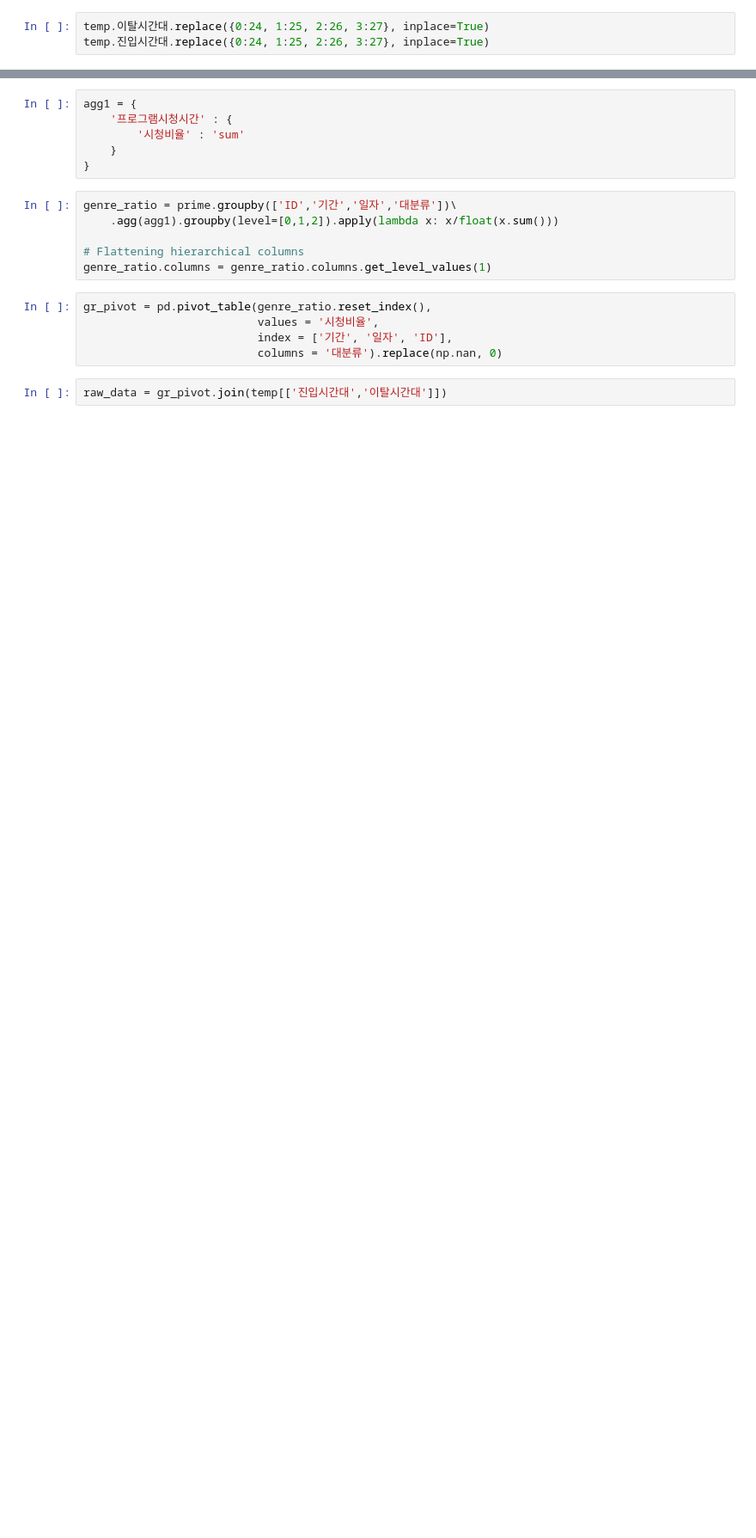
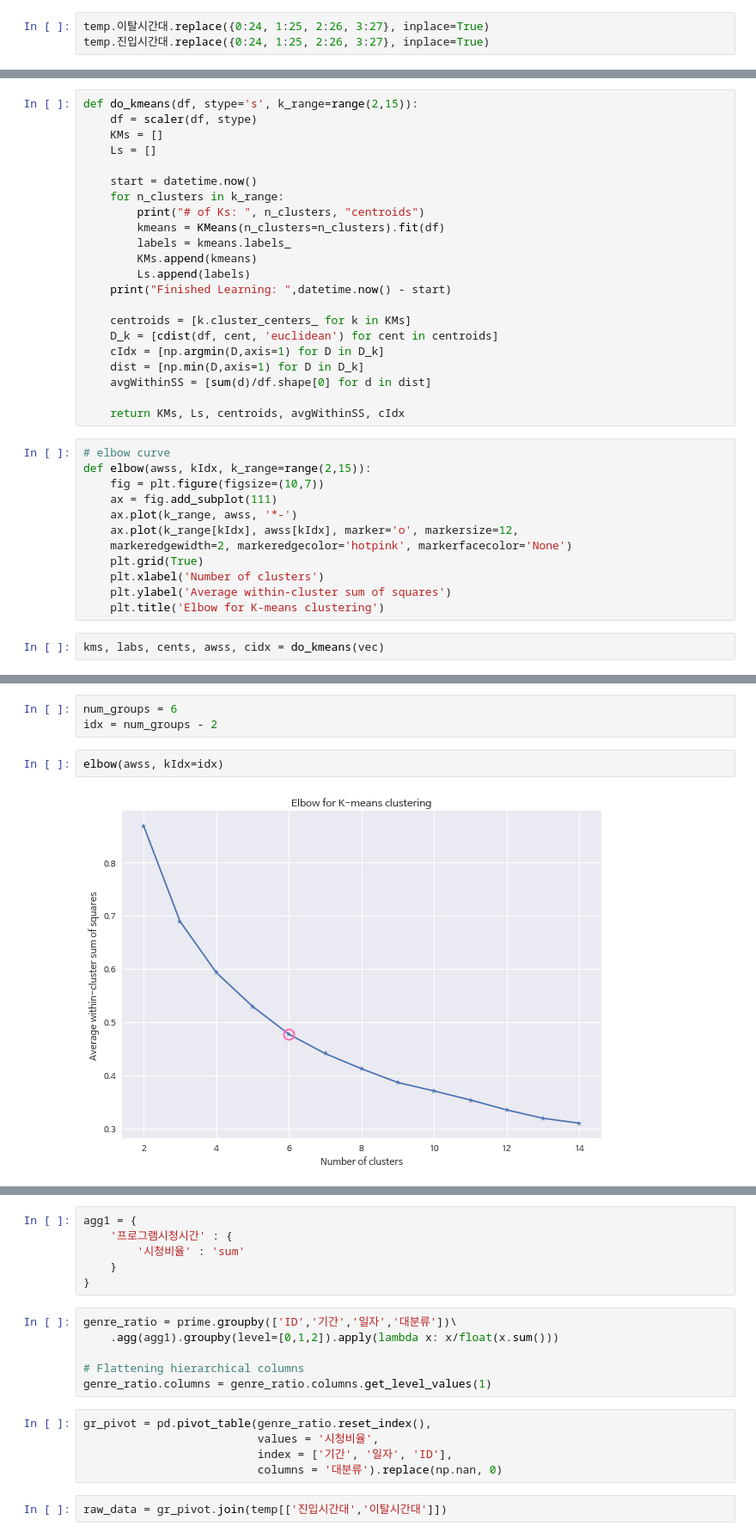
Before and after one commit to ryuqae/SBS, a Jupyter notebook: STEP4_Viewer Clustering.ipynb, the cells around one changed output, grey strips where cells are left out. Shown: that part at 86% size. Cells and saved outputs as stored; diff of their text form; blank space fills up the shorter version.

Commit message:
Perfected Clustering(WIP)

```diff
--- a/STEP4_Viewer Clustering.ipynb
+++ b/STEP4_Viewer Clustering.ipynb
@@ -60,0 +153,36 @@ temp['종단'] = list(zip(temp.진입시간대, temp.이탈시간대))
+# %%
+def do_kmeans(df, stype='s', k_range=range(2,15)):
+    df = scaler(df, stype)
+    KMs = []
+    Ls = []
+
+    start = datetime.now()
+    for n_clusters in k_range:
+        print("# of Ks: ", n_clusters, "centroids")
+        kmeans = KMeans(n_clusters=n_clusters).fit(df)
+        labels = kmeans.labels_
+        KMs.append(kmeans)
+        Ls.append(labels)
+    print("Finished Learning: ",datetime.now() - start)
+
+    centroids = [k.cluster_centers_ for k in KMs]
+    D_k = [cdist(df, cent, 'euclidean') for cent in centroids]
+    cIdx = [np.argmin(D,axis=1) for D in D_k]
+    dist = [np.min(D,axis=1) for D in D_k]
+    avgWithinSS = [sum(d)/df.shape[0] for d in dist]
+
+    return KMs, Ls, centroids, avgWithinSS, cIdx
+# %%
+# elbow curve
+def elbow(awss, kIdx, k_range=range(2,15)):
+    fig = plt.figure(figsize=(10,7))
+    ax = fig.add_subplot(111)
+    ax.plot(k_range, awss, '*-')
+    ax.plot(k_range[kIdx], awss[kIdx], marker='o', markersize=12,
+    markeredgewidth=2, markeredgecolor='hotpink', markerfacecolor='None')
+    plt.grid(True)
+    plt.xlabel('Number of clusters')
+    plt.ylabel('Average within-cluster sum of squares')
+    plt.title('Elbow for K-means clustering')
+# %%
+kms, labs, cents, awss, cidx = do_kmeans(vec)
@@ -60,0 +204,7 @@ temp['종단'] = list(zip(temp.진입시간대, temp.이탈시간대))
+# %%
+num_groups = 6
+idx = num_groups - 2
+# %%
+elbow(awss, kIdx=idx)
+# %% [output]
+[figure, added]
```
Also changed, not shown: parts of 58 cells of this notebook, 2 other files.
